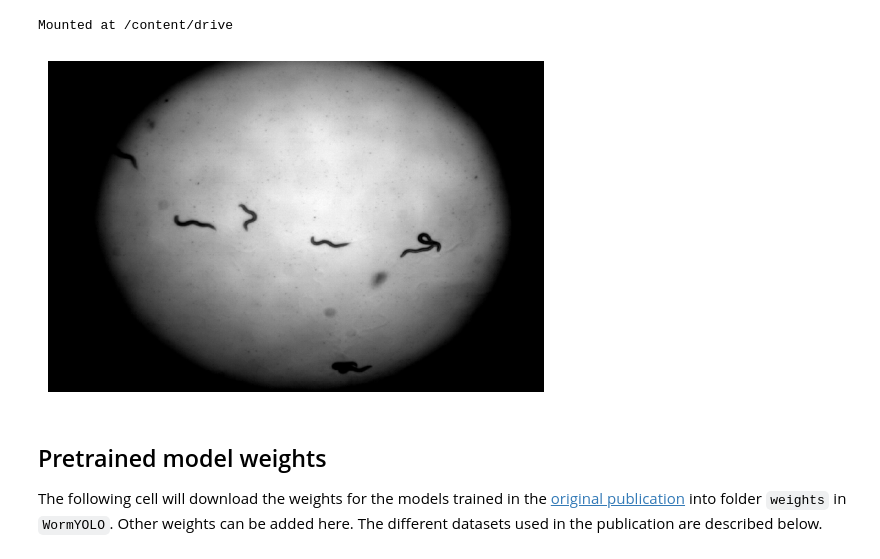
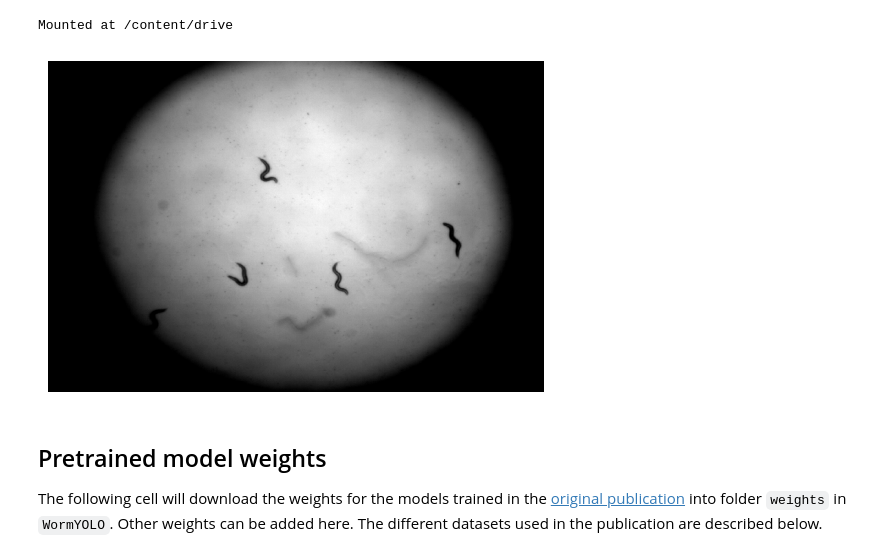
Before and after one commit to pwetterauer/WormNotebooks, a Jupyter notebook: segment_worm_video_with_WormYOLO.ipynb, the cells around one changed output. Cells and saved outputs as stored; diff of their text form; code cells hidden in the pictures.

```diff
--- a/segment_worm_video_with_WormYOLO.ipynb
+++ b/segment_worm_video_with_WormYOLO.ipynb
@@ -66,20 +66,20 @@ drive.mount('/content/drive')
 # %% [output]
 Mounted at /content/drive
 # %%
-video_path = "../../drive/MyDrive/video/ILG6_2x.avi"
+video_path = "../../drive/MyDrive/video/ILG5_2x.avi"
 
 cap = cv2.VideoCapture(video_path)
 if not cap.isOpened():
     print("Unable to open the video file!")
 
 _, frame0 = cap.read()
 
 img = cv2.cvtColor(frame0, cv2.COLOR_BGR2GRAY)
 plt.imshow(img, cmap='gist_gray')
 plt.axis("off")
 plt.show()
 # %% [output]
-[figure, old version]
+[figure, new version]
 # %% [markdown]
 ## Pretrained model weights
 The following cell will download the weights for the models trained in the [original publication](https://www.nature.com/articles/s41598-025-93533-0) into folder `weights` in `WormYOLO`. Other weights can be added here. The different datasets used in the publication are described below.
```
Also changed, not shown: parts of 5 cells of this notebook.
